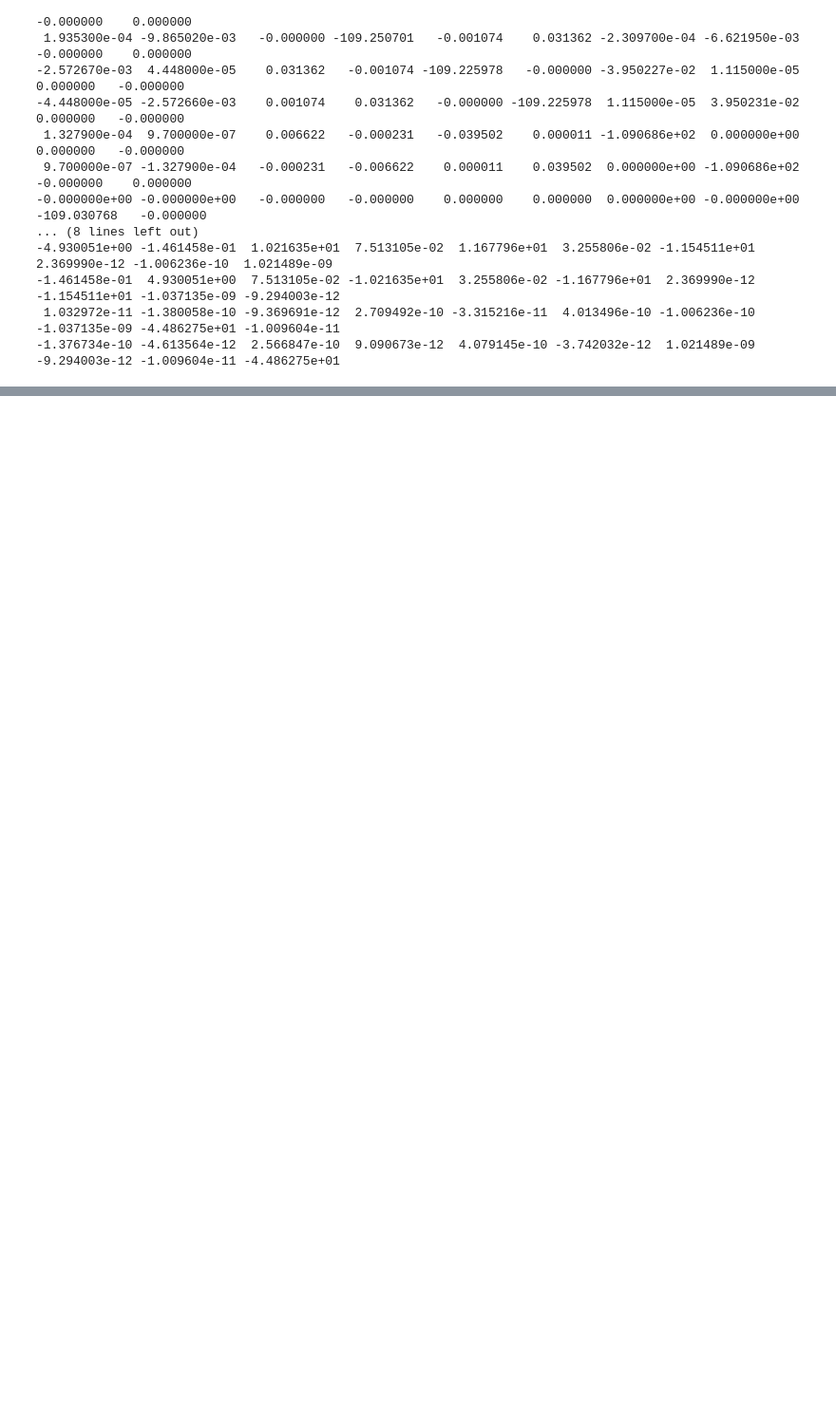
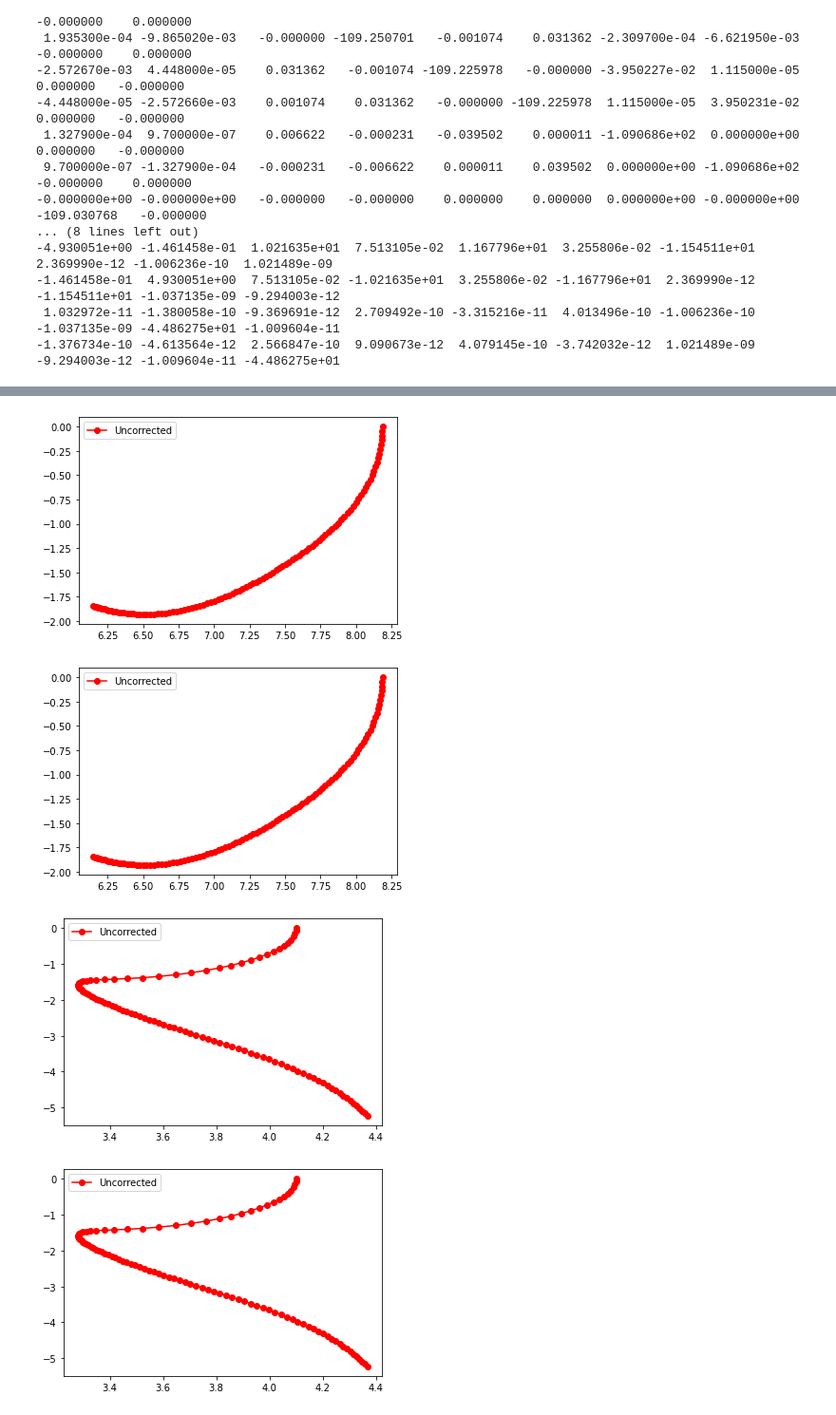
Before and after one commit to gayverjr/opencap, a Jupyter notebook: examples/pyopencap/openmolcas/Tutorial.ipynb, the cells around one changed output, grey strips where cells are left out. Shown at 95% size. Cells and saved outputs as stored; diff of their text form; code cells hidden in the pictures; blank space fills up the shorter version.

```diff
--- a/examples/pyopencap/openmolcas/Tutorial.ipynb
+++ b/examples/pyopencap/openmolcas/Tutorial.ipynb
@@ -119,0 +109,12 @@ For this example, this yields a resonance energy of 2.15eV, and a width of 0.35e
+# %%
+for i in range(0,10):
+    traj = CAPH.track_state(i,tracking="overlap")
+    uc_energies = traj.energies_ev(ref_energy=ref_energy)
+    plt.plot(np.real(uc_energies),np.imag(uc_energies),'-ro',label="Uncorrected")
+    plt.legend()
+    plt.show()
+# %% [output]
+[figure, added]
+[figure, added]
+[figure, added]
+[figure, added]
```
Also changed, not shown: parts of 12 cells of this notebook, 59 other files.
